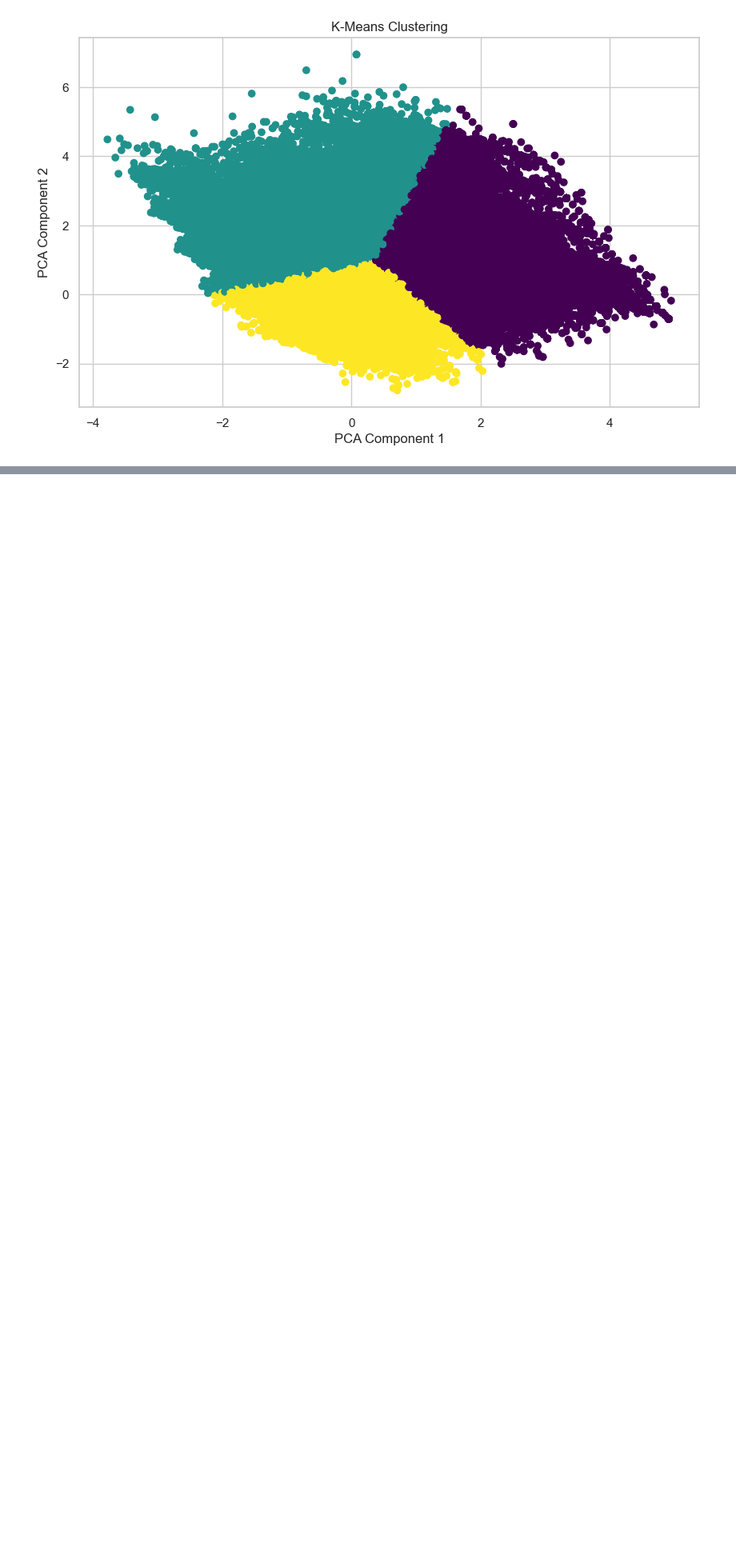
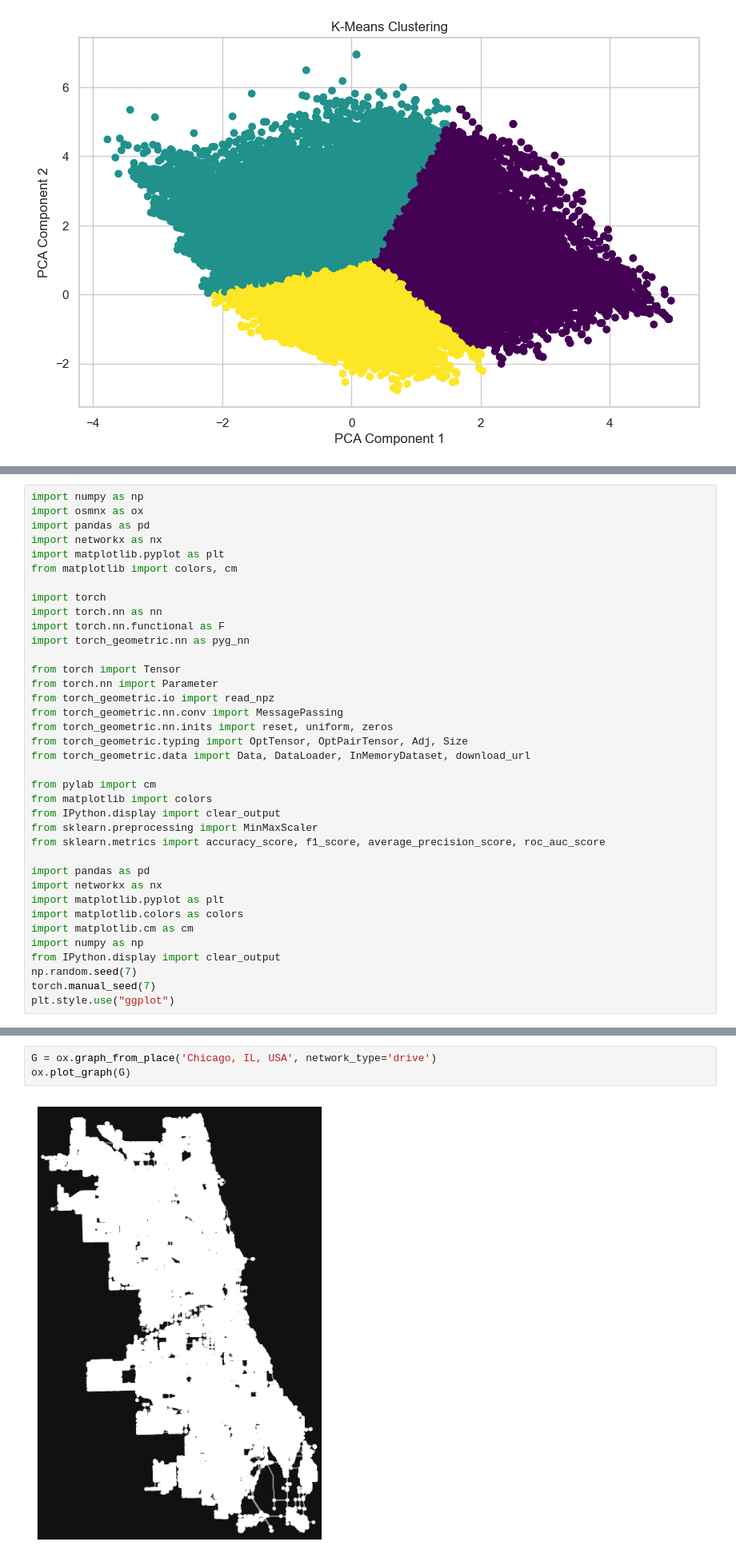
Before and after one commit to uic-cs418-traffic-crash-prediction/cs-418-traffic-crash-prediction, a Jupyter notebook: Crash_Prediction.ipynb, the cells around one changed output, grey strips where cells are left out. Shown at 80% size. Cells and saved outputs as stored; diff of their text form; blank space fills up the shorter version.

```diff
--- a/Crash_Prediction.ipynb
+++ b/Crash_Prediction.ipynb
@@ -683,0 +687,37 @@ See the caveats in the documentation: https://pandas.pydata.org/pandas-docs/stab
+# %%
+import numpy as np
+import osmnx as ox
+import pandas as pd
+import networkx as nx
+import matplotlib.pyplot as plt
+from matplotlib import colors, cm
+
+import torch
+import torch.nn as nn
+import torch.nn.functional as F
+import torch_geometric.nn as pyg_nn
+
+from torch import Tensor
+from torch.nn import Parameter
+from torch_geometric.io import read_npz
+from torch_geometric.nn.conv import MessagePassing
+from torch_geometric.nn.inits import reset, uniform, zeros
+from torch_geometric.typing import OptTensor, OptPairTensor, Adj, Size
+from torch_geometric.data import Data, DataLoader, InMemoryDataset, download_url
+
+from pylab import cm
+from matplotlib import colors
+from IPython.display import clear_output
+from sklearn.preprocessing import MinMaxScaler
+from sklearn.metrics import accuracy_score, f1_score, average_precision_score, roc_auc_score
+
+import pandas as pd
+import networkx as nx
+import matplotlib.pyplot as plt
+import matplotlib.colors as colors
+import matplotlib.cm as cm
+import numpy as np
+from IPython.display import clear_output
+np.random.seed(7)
+torch.manual_seed(7)
+plt.style.use("ggplot")
@@ -683,0 +768,5 @@ See the caveats in the documentation: https://pandas.pydata.org/pandas-docs/stab
+# %%
+G = ox.graph_from_place('Chicago, IL, USA', network_type='drive')
+ox.plot_graph(G)
+# %% [output]
+[figure, added]
```
Also changed, not shown: parts of 11 cells of this notebook, 1 other file.
